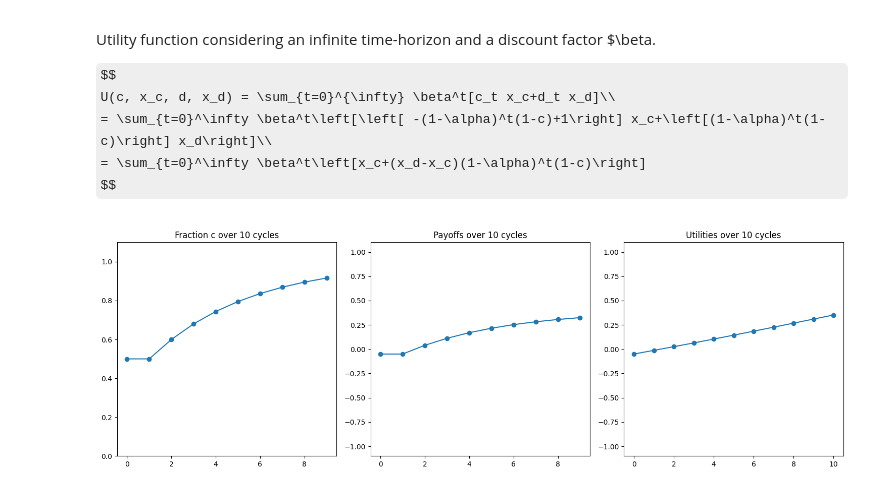
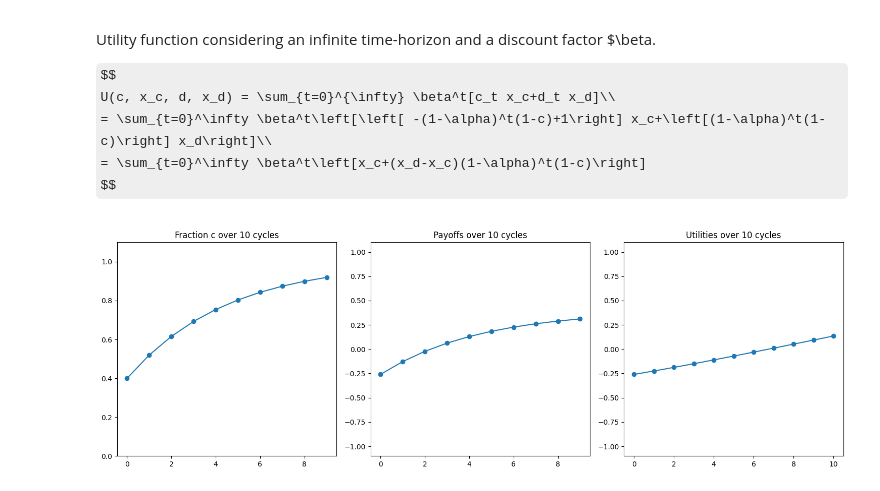
Before and after one commit to bvikram03/LendingModel, a Jupyter notebook: lending-play.ipynb, the cells around one changed output. Saved outputs shown, nothing was run; the diff lists cells and outputs as text; code cells hidden in the pictures; some formulas as TeX source.

```diff
--- a/lending-play.ipynb
+++ b/lending-play.ipynb
@@ -240,10 +240,10 @@ def lending_model_utilty(t, c, x_c, x_d, alpha, beta):
     return cs, payoffs, utilities
 # %%
 t = 10
-c = .5
+c = .4
 
 x_c = .4
-x_d = -.5
+x_d = -.7
 alpha = .2
 beta = 0.8
 
@@ -269,31 +269,31 @@ axes = ax.flatten()
 # # Plot Time-Discounted
 # ts = range(0,len(cs_d))
 # axes[2].plot(ts, cs_d, '-o')
 # axes[2].set_title(f'Fraction c over {len(cs)} cycles')
 # axes[2].set_ylim([0, 1.1])
 
 # axes[3].plot(ts, payoffs_d, '-o')
 # axes[3].set_title(f'Payoffs over {len(cs)} cycles')
 # axes[3].set_ylim([0, 1.1])
 
 # Plot Utility
 ts = range(0,len(cs_u))
 axes[0].plot(ts, cs_u, '-o')
 axes[0].set_title(f'Fraction c over {len(cs)} cycles')
 axes[0].set_ylim([0, 1.1])
 
 ts = range(0, len(payoffs_u))
 axes[1].plot(ts, payoffs_u, '-o')
 axes[1].set_title(f'Payoffs over {len(cs)} cycles')
 axes[1].set_ylim([-1.1, 1.1])
 
 ts = range(0, len(u))
 
 axes[2].plot(ts, u, '-o')
 axes[2].set_title(f'Utilities over {len(cs)} cycles')
 axes[2].set_ylim([-1.1, 1.1])
 
 fig.tight_layout()
 plt.show()
 # %% [output]
-[figure, old version]
+[figure, new version]
```
